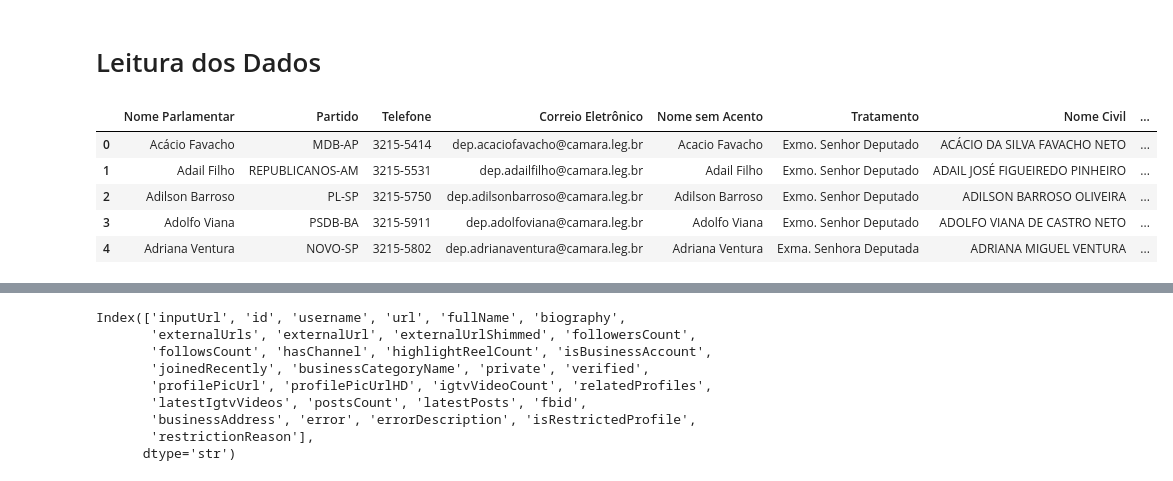
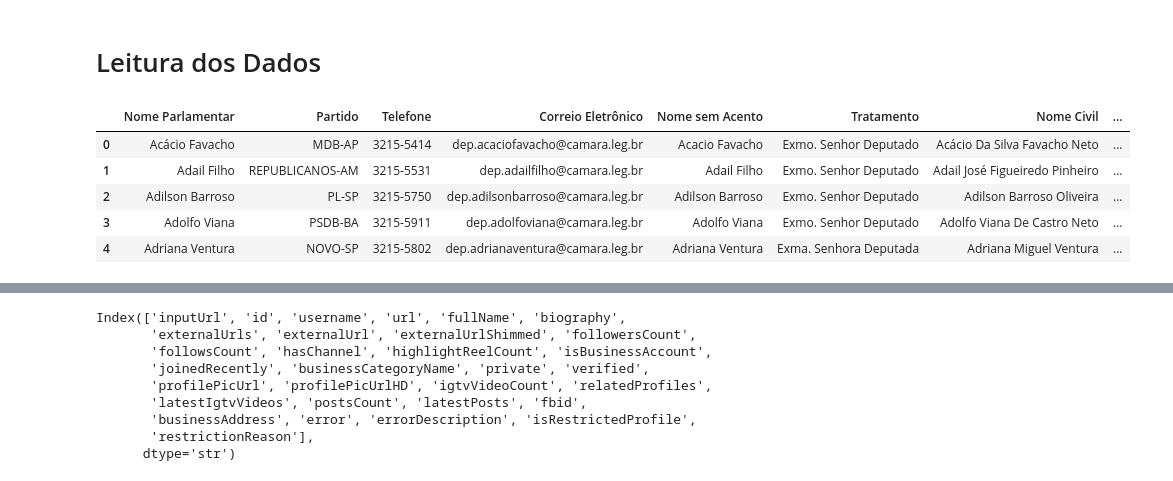
Before and after one commit to Vini0606/Analise-deputados, a Jupyter notebook: notebooks/segmentacao.ipynb, the cells around one changed output, grey strips where cells are left out. Saved outputs shown, nothing was run; the diff lists cells and outputs as text; code cells hidden in the pictures.

```diff
--- a/notebooks/segmentacao.ipynb
+++ b/notebooks/segmentacao.ipynb
@@ -27,15 +27,16 @@ pd.options.display.float_format = '{:.2f}'.format
 # Leitura dos Dados
 # %%
 df_insta = pd.read_excel(settings.DEPUTADOS_INSTA_XLSX_OUT)
+df_insta['Nome Civil'] = df_insta['Nome Civil'].str.title()
 
 df_insta.head()
 # %% [output]
 |  | Nome Parlamentar | Partido | Telefone | Correio Eletrônico | Nome sem Acento | Tratamento | Nome Civil | ... |
-| 0 | Acácio Favacho | MDB-AP | 3215-5414 | dep.acaciofavacho@camara.leg.br | Acacio Favacho | Exmo. Senhor Deputado | ACÁCIO DA SILVA FAVACHO NETO | ... |
-| 1 | Adail Filho | REPUBLICANOS-AM | 3215-5531 | dep.adailfilho@camara.leg.br | Adail Filho | Exmo. Senhor Deputado | ADAIL JOSÉ FIGUEIREDO PINHEIRO | ... |
-| 2 | Adilson Barroso | PL-SP | 3215-5750 | dep.adilsonbarroso@camara.leg.br | Adilson Barroso | Exmo. Senhor Deputado | ADILSON BARROSO OLIVEIRA | ... |
-| 3 | Adolfo Viana | PSDB-BA | 3215-5911 | dep.adolfoviana@camara.leg.br | Adolfo Viana | Exmo. Senhor Deputado | ADOLFO VIANA DE CASTRO NETO | ... |
-| 4 | Adriana Ventura | NOVO-SP | 3215-5802 | dep.adrianaventura@camara.leg.br | Adriana Ventura | Exma. Senhora Deputada | ADRIANA MIGUEL VENTURA | ... |
+| 0 | Acácio Favacho | MDB-AP | 3215-5414 | dep.acaciofavacho@camara.leg.br | Acacio Favacho | Exmo. Senhor Deputado | Acácio Da Silva Favacho Neto | ... |
+| 1 | Adail Filho | REPUBLICANOS-AM | 3215-5531 | dep.adailfilho@camara.leg.br | Adail Filho | Exmo. Senhor Deputado | Adail José Figueiredo Pinheiro | ... |
+| 2 | Adilson Barroso | PL-SP | 3215-5750 | dep.adilsonbarroso@camara.leg.br | Adilson Barroso | Exmo. Senhor Deputado | Adilson Barroso Oliveira | ... |
+| 3 | Adolfo Viana | PSDB-BA | 3215-5911 | dep.adolfoviana@camara.leg.br | Adolfo Viana | Exmo. Senhor Deputado | Adolfo Viana De Castro Neto | ... |
+| 4 | Adriana Ventura | NOVO-SP | 3215-5802 | dep.adrianaventura@camara.leg.br | Adriana Ventura | Exma. Senhora Deputada | Adriana Miguel Ventura | ... |
 # %%
 # Ler o Excel em um DataFrame
 df_contatos = pd.read_excel(settings.DEPUTADOS_CONTATOS_XLSX_IN)
```
Also changed, not shown: parts of 4 cells of this notebook, 14 other files.
